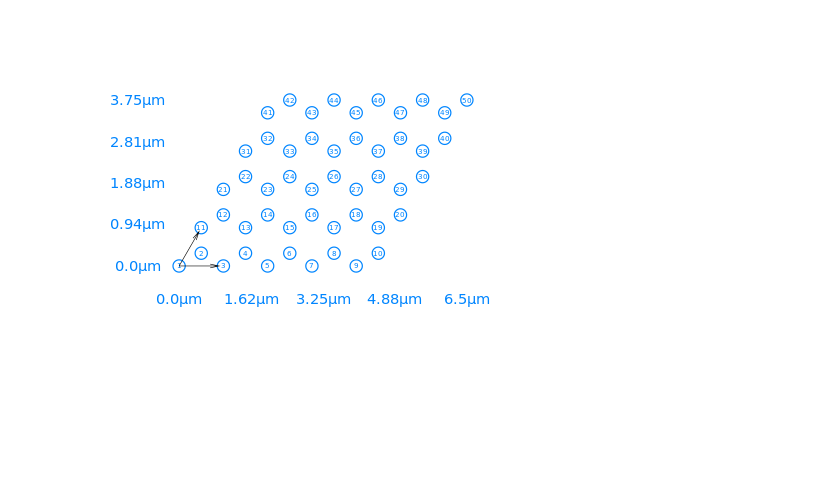
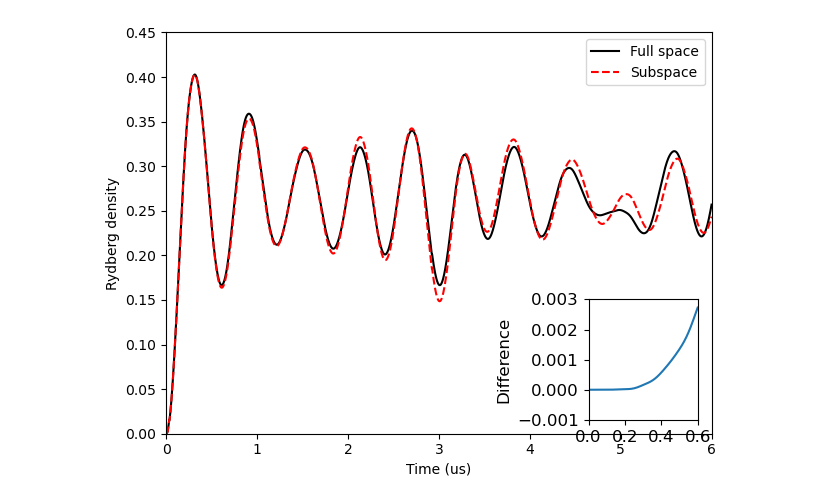
Before and after one commit to CDL-Quantum/CohortProject_2022, a Jupyter notebook: Week1_Rydberg/Rydberg_blockade.ipynb, the cells around one changed output. Drawn from its saved outputs; the diff is of its cells as text; code cells hidden in the pictures; blank space fills up the shorter version.

Commit message:
checking bloqade packages

```diff
--- a/Week1_Rydberg/Rydberg_blockade.ipynb
+++ b/Week1_Rydberg/Rydberg_blockade.ipynb
@@ -68,5 +2,0 @@ Bloqade.plot(generate_sites(square, 10, 10); vectors=unitvectors(square), bond_l
-# %%
-honeycomb = HoneycombLattice()
-Bloqade.plot(generate_sites(honeycomb, 5, 5); vectors=unitvectors(honeycomb), bond_linewidth=0.015)
-# %% [output]
-[figure, removed]
@@ -72,0 +22,45 @@ Bloqade.plot(generate_sites(honeycomb, 5, 5); vectors=unitvectors(honeycomb), bo
+# %%
+Tmax = 6.0
+nsteps = 2001
+times = LinRange(0, Tmax, nsteps)
+dt = Tmax / (nsteps - 1)
+
+prob = SchrodingerProblem(init_state, Tmax, h, dt = dt, adaptive = false);
+integrator = init(prob, Vern8());
+
+densities = [] # Time evolve the system in the full space
+for _ in TimeChoiceIterator(integrator, 0.0:dt:Tmax)
+    push!(densities, rydberg_density(init_state, 1))
+end
+
+prob2 = SchrodingerProblem(init_state2, Tmax, h, dt = dt, adaptive = false);
+integrator2 = init(prob2, Vern8());
+
+densities2 = [] # Time evolve the system in the subspace
+for _ in TimeChoiceIterator(integrator2, 0.0:dt:Tmax)
+    push!(densities2, rydberg_density(init_state2, 1))
+end
+# %%
+using PythonCall # Use matplotlib to generate plots
+matplotlib = pyimport("matplotlib")
+plt = pyimport("matplotlib.pyplot")
+
+fig1, ax = plt.subplots()
+plt.plot(times, real(densities), "k", label = "Full space")
+plt.plot(times, real(densities2), "r--", label = "Subspace")
+ax.axis([0, Tmax, 0, 0.45])
+plt.xlabel("Time (us)")
+plt.ylabel("Rydberg density")
+plt.tight_layout()
+plt.legend()
+
+inset_axes = pyimport("mpl_toolkits.axes_grid1.inset_locator")
+ax2 = inset_axes.inset_axes(ax, width = "20%", height = "30%", loc = "lower right", borderpad = 1)
+plt.plot(times, real(densities - densities2))
+plt.axis([0, 0.5, -0.001, 0.003])
+plt.ylabel("Difference", fontsize = 12)
+plt.yticks(LinRange(-0.001, 0.003, 5), fontsize = 12);
+plt.xticks([0, 0.2, 0.4, 0.6], fontsize = 12)
+fig1
+# %% [output]
+[figure, added]
```
Also changed, not shown: parts of 17 cells of this notebook.
